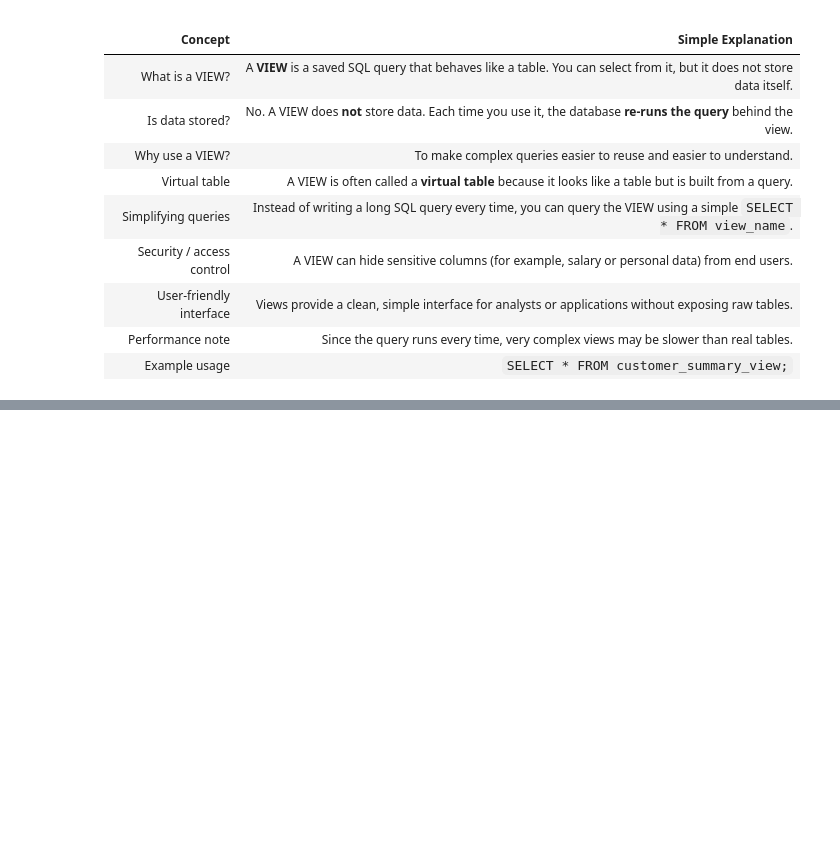
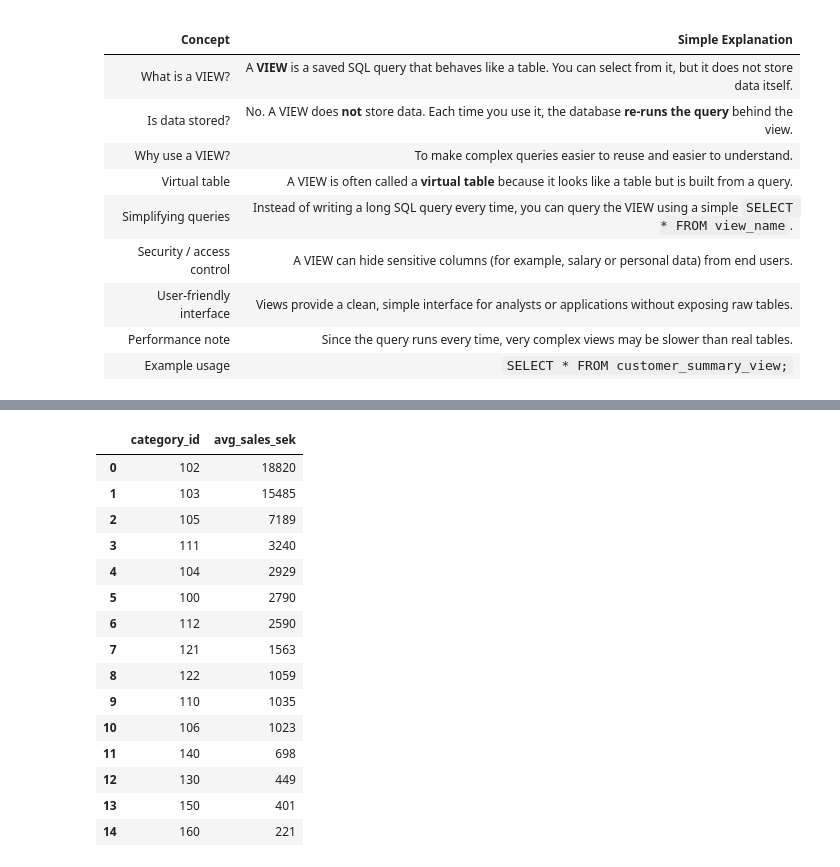
Before and after one commit to Akina-Aoki/duckdb_repo, a Jupyter notebook: teams_code_along/week6_extra/lecture_13to15.ipynb, the cells around one changed output, grey strips where cells are left out. Cells and saved outputs as stored; diff of their text form; code cells hidden in the pictures; blank space fills up the shorter version.

```diff
--- a/teams_code_along/week6_extra/lecture_13to15.ipynb
+++ b/teams_code_along/week6_extra/lecture_13to15.ipynb
@@ -184,0 +252,32 @@ query_database("""--sql
+# %%
+query_database("""--sql
+WITH avg_sales AS (
+    SELECT
+        category_id,
+        AVG(quantity * unit_price_sek):: INT AS avg_sales_sek
+    FROM staging.sales
+    GROUP BY category_id)
+SELECT
+    c.category_id,
+    avg_sales_sek
+FROM avg_sales a
+JOIN staging.categories c ON c.category_id = a.category_id
+ORDER BY avg_sales_sek DESC;
+""")
+# %% [output]
+|  | category_id | avg_sales_sek |
+| 0 | 102 | 18820 |
+| 1 | 103 | 15485 |
+| 2 | 105 | 7189 |
+| 3 | 111 | 3240 |
+| 4 | 104 | 2929 |
+| 5 | 100 | 2790 |
+| 6 | 112 | 2590 |
+| 7 | 121 | 1563 |
+| 8 | 122 | 1059 |
+| 9 | 110 | 1035 |
+| 10 | 106 | 1023 |
+| 11 | 140 | 698 |
+| 12 | 130 | 449 |
+| 13 | 150 | 401 |
+| 14 | 160 | 221 |
```
Also changed, not shown: parts of 7 cells of this notebook.
